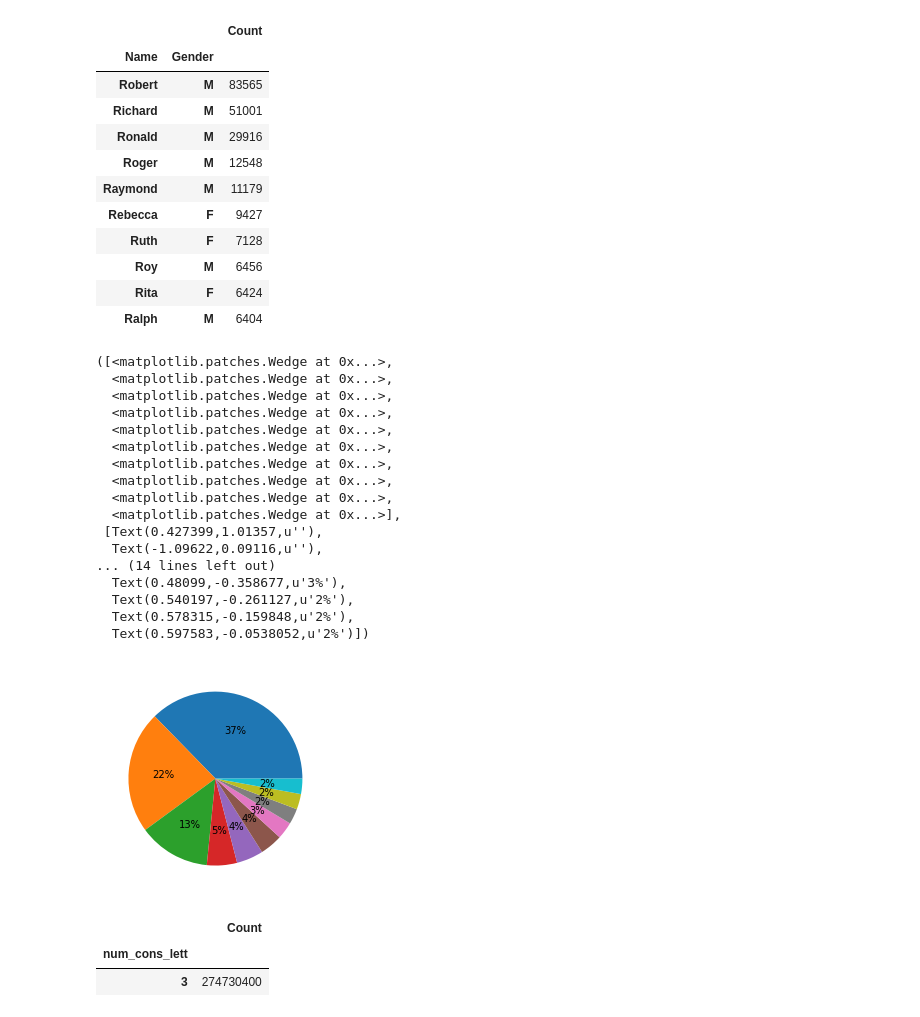
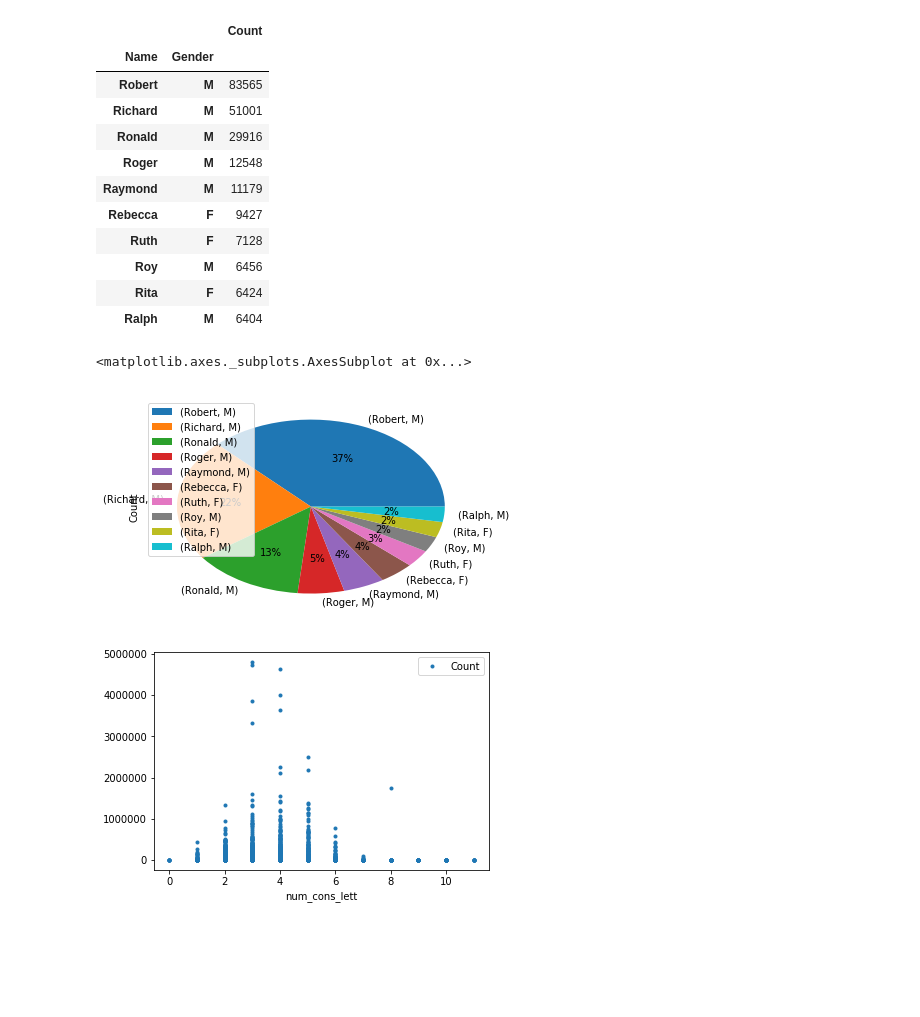
Before and after one commit to LLevella/4-2, a Jupyter notebook: 4-2.ipynb, the cells around one changed output. Cells and saved outputs as stored; diff of their text form; code cells hidden in the pictures; blank space fills up the shorter version.

```diff
--- a/4-2.ipynb
+++ b/4-2.ipynb
@@ -104,7 +104,7 @@ if len(data_for_analytics):
     data_by_all_years_with_years = pnd.concat(data_for_analytics)
     data_by_children_with_years = data_by_all_years_with_years.set_index('Name').filter(regex='^R', axis=0)
 # %%
-grouped_data = data_by_children_with_years.drop('Year', axis=1).groupby(['Name', 'Gender']).sum()
+grouped_data = data_by_children_with_years.drop('Year', axis=1).groupby(['Name', 'Gender']).aggregate(sum)
 # %%
 grouped_data.head(15)
 # %% [output]
@@ -142,27 +142,9 @@ plot_data
 | Roy | M | 6456 |
 | Rita | F | 6424 |
 | Ralph | M | 6404 |
-# %%
-import matplotlib.pyplot as plt
-plt.subplot(aspect=True)
-plt.pie(plot_data, autopct='%i%%')
-# %% [output]
-([<matplotlib.patches.Wedge at 0x...>,
-  <matplotlib.patches.Wedge at 0x...>,
-  <matplotlib.patches.Wedge at 0x...>,
-  <matplotlib.patches.Wedge at 0x...>,
-  <matplotlib.patches.Wedge at 0x...>,
-  <matplotlib.patches.Wedge at 0x...>,
-  <matplotlib.patches.Wedge at 0x...>,
-  <matplotlib.patches.Wedge at 0x...>,
-  <matplotlib.patches.Wedge at 0x...>,
-  <matplotlib.patches.Wedge at 0x...>],
- [Text(0.427399,1.01357,u''),
-  Text(-1.09622,0.09116,u''),
-... (14 lines left out)
-  Text(0.48099,-0.358677,u'3%'),
-  Text(0.540197,-0.261127,u'2%'),
-  Text(0.578315,-0.159848,u'2%'),
-  Text(0.597583,-0.0538052,u'2%')])
-[figure, removed]
+# %%
+plot_data.plot.pie(y = 'Count', autopct='%i%%')
+# %% [output]
+<matplotlib.axes._subplots.AxesSubplot at 0x...>
+[figure, added]
 # %%
@@ -188,6 +176,2 @@ if len(data_for_analytics):
 # %%
-group_data_without_years
+group_data_without_years = group_data_without_years.reset_index()
-# %% [output]
-|  | Count |
-| num_cons_lett |  |
-| 3 | 274730400 |
@@ -193,0 +180,4 @@ group_data_without_years
+# %%
+group_data_without_years.plot(x='num_cons_lett', y='Count', style='o', markersize=3);
+# %% [output]
+[figure, added]
```
Also changed, not shown: parts of 2 cells of this notebook.
